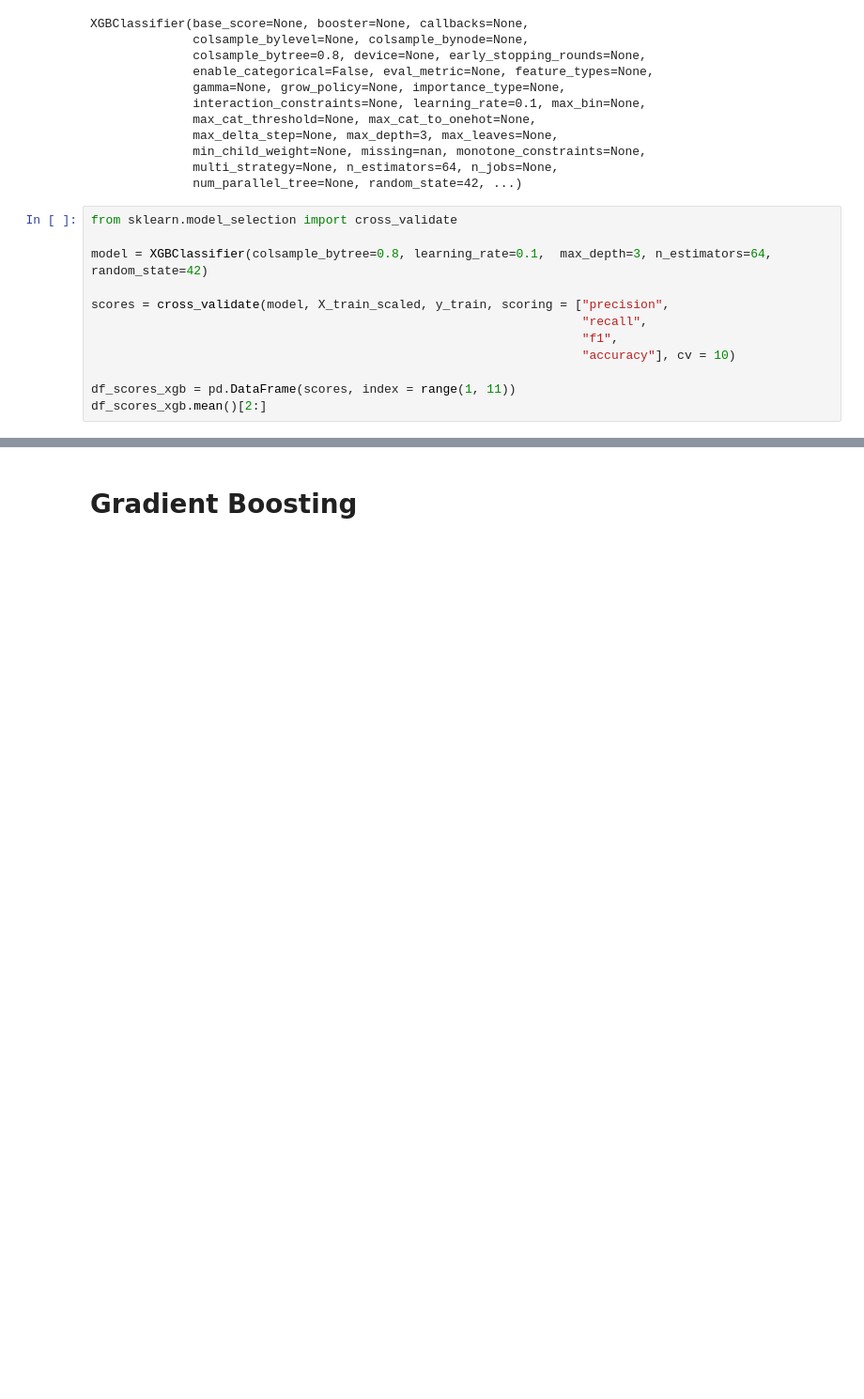
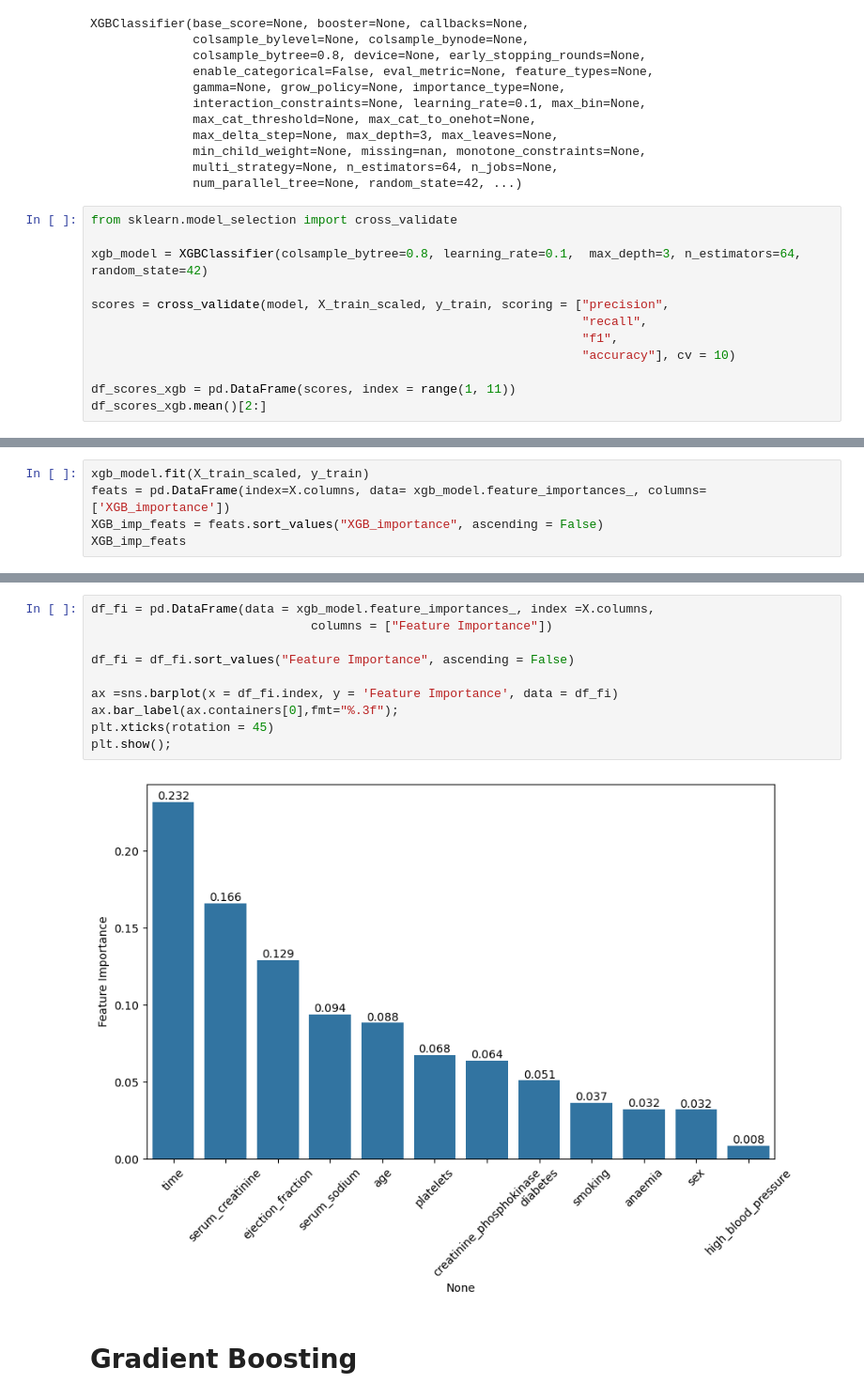
Before and after one commit to Enejan-H/Machine-Learning-Projects, a Jupyter notebook: Extra_Heart Failure Clinical Records/Bitirme projesi/Heart failure clinical recordss.ipynb, the cells around one changed output, grey strips where cells are left out. Shown at 94% size. Saved outputs shown, nothing was run; the diff lists cells and outputs as text; blank space fills up the shorter version.

```diff
--- a/Extra_Heart Failure Clinical Records/Bitirme projesi/Heart failure clinical recordss.ipynb
+++ b/Extra_Heart Failure Clinical Records/Bitirme projesi/Heart failure clinical recordss.ipynb
@@ -1057,7 +1127,7 @@ XGBClassifier(base_score=None, booster=None, callbacks=None,
 # %%
 from sklearn.model_selection import cross_validate
 
-model = XGBClassifier(colsample_bytree=0.8, learning_rate=0.1,  max_depth=3, n_estimators=64, random_state=42)
+xgb_model = XGBClassifier(colsample_bytree=0.8, learning_rate=0.1,  max_depth=3, n_estimators=64, random_state=42)
 
 scores = cross_validate(model, X_train_scaled, y_train, scoring = ["precision",
                                                                    "recall",
@@ -1074 +1144,6 @@ test_accuracy    0.818
 dtype: float64
+# %%
+xgb_model.fit(X_train_scaled, y_train)
+feats = pd.DataFrame(index=X.columns, data= xgb_model.feature_importances_, columns=['XGB_importance'])
+XGB_imp_feats = feats.sort_values("XGB_importance", ascending = False)
+XGB_imp_feats
@@ -1075,3 +1164,15 @@ dtype: float64
+# %%
+df_fi = pd.DataFrame(data = xgb_model.feature_importances_, index =X.columns,
+                              columns = ["Feature Importance"])
+
+df_fi = df_fi.sort_values("Feature Importance", ascending = False)
+
+ax =sns.barplot(x = df_fi.index, y = 'Feature Importance', data = df_fi)
+ax.bar_label(ax.containers[0],fmt="%.3f");
+plt.xticks(rotation = 45)
+plt.show();
+# %% [output]
+[figure, added]
 # %% [markdown]
 # Gradient Boosting
 # %%
```
Also changed, not shown: parts of 21 cells of this notebook, 3 other files.
